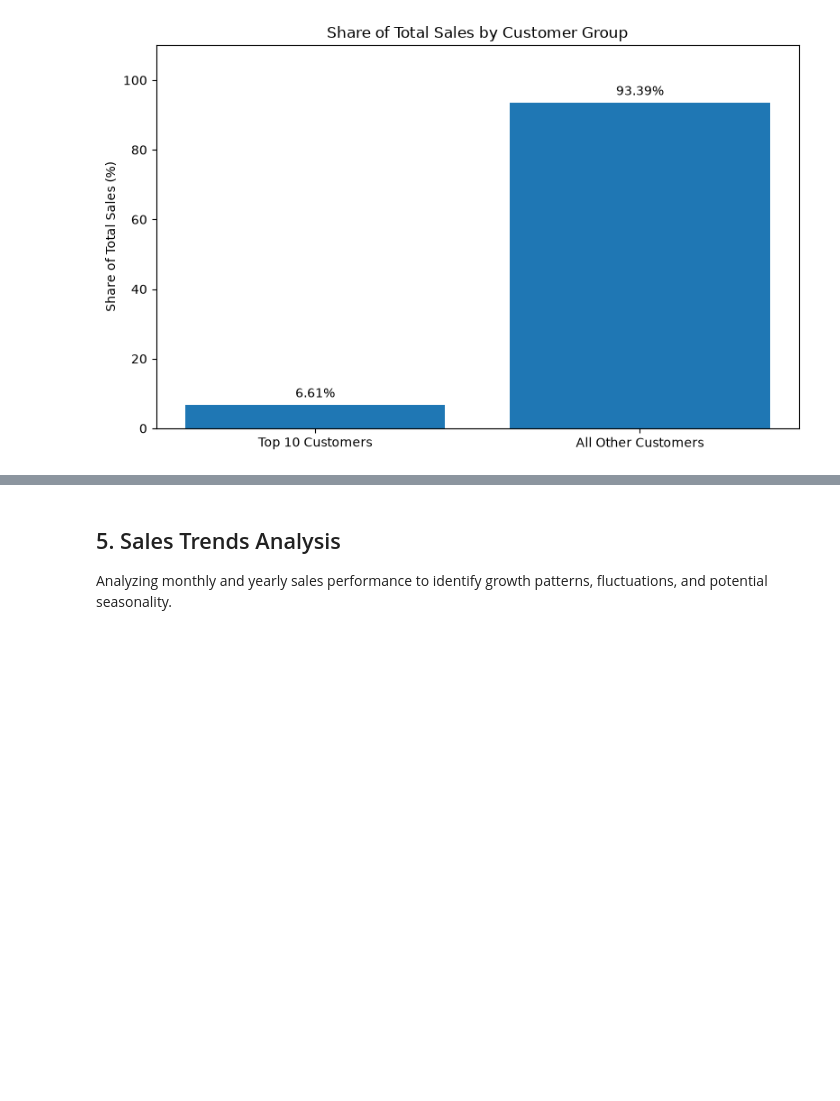
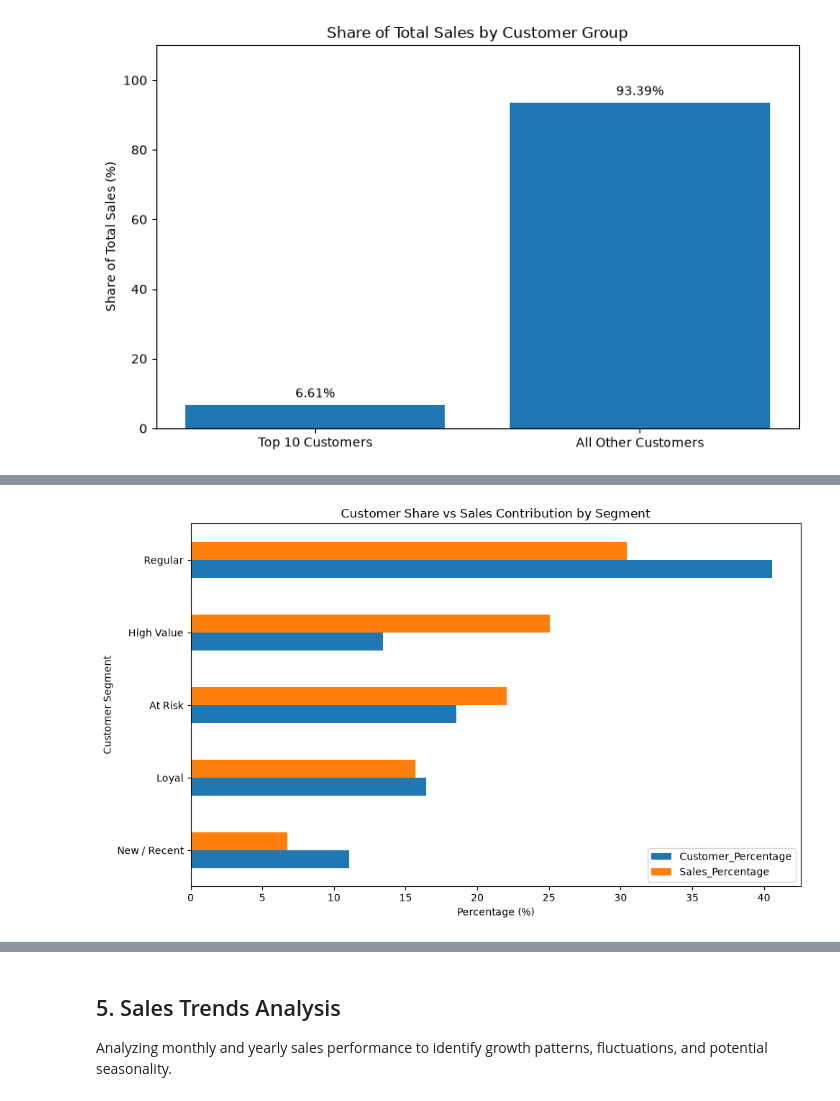
Before and after one commit to kumaridipika928-dot/ecommerce-sales-analytics, a Jupyter notebook: notebooks/02_sales_eda.ipynb, the cells around one changed output, grey strips where cells are left out. Saved outputs shown, nothing was run; the diff lists cells and outputs as text; code cells hidden in the pictures; blank space fills up the shorter version.

```diff
--- a/notebooks/02_sales_eda.ipynb
+++ b/notebooks/02_sales_eda.ipynb
@@ -2042,0 +2361,17 @@ plt.show()
+# %%
+
+# Calculate customer and sales contribution percentages
+
+segment_summary["Customer_Percentage"] = (
+    segment_summary["Customer_Count"]
+    / segment_summary["Customer_Count"].sum()
+    * 100
+).round(2)
+
+segment_summary["Sales_Percentage"] = (
+    segment_summary["Total_Sales"]
+    / segment_summary["Total_Sales"].sum()
+    * 100
+).round(2)
+
+segment_summary
@@ -2042,0 +2386,20 @@ plt.show()
+# %%
+
+import matplotlib.pyplot as plt
+
+comparison = segment_summary[
+    ["Customer_Percentage", "Sales_Percentage"]
+].sort_values("Sales_Percentage")
+
+comparison.plot(
+    kind="barh",
+    figsize=(10, 6)
+)
+
+plt.title("Customer Share vs Sales Contribution by Segment")
+plt.xlabel("Percentage (%)")
+plt.ylabel("Customer Segment")
+plt.tight_layout()
+plt.show()
+# %% [output]
+[figure, added]
```
Also changed, not shown: parts of 19 cells of this notebook.
